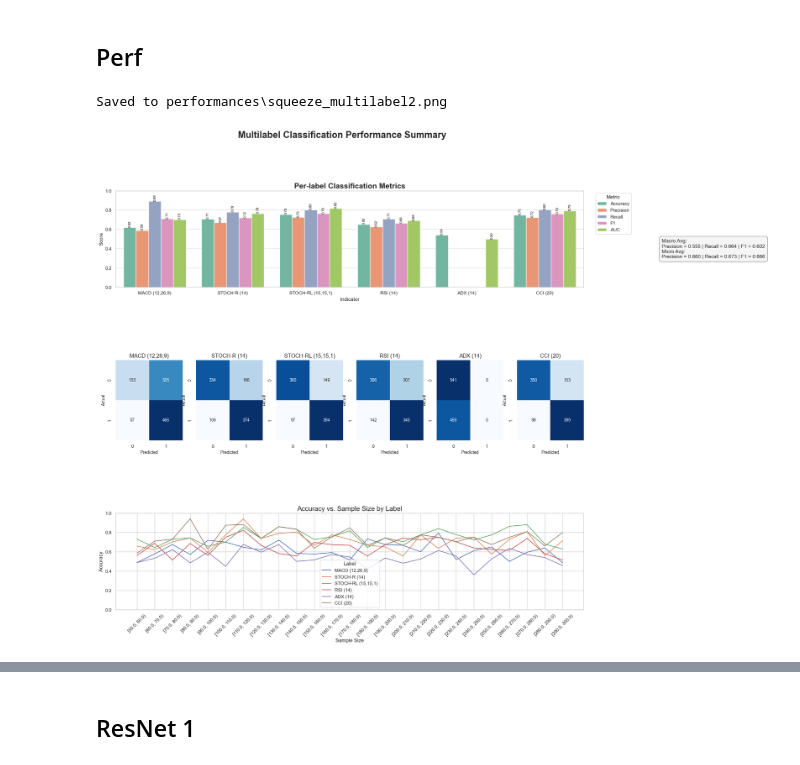
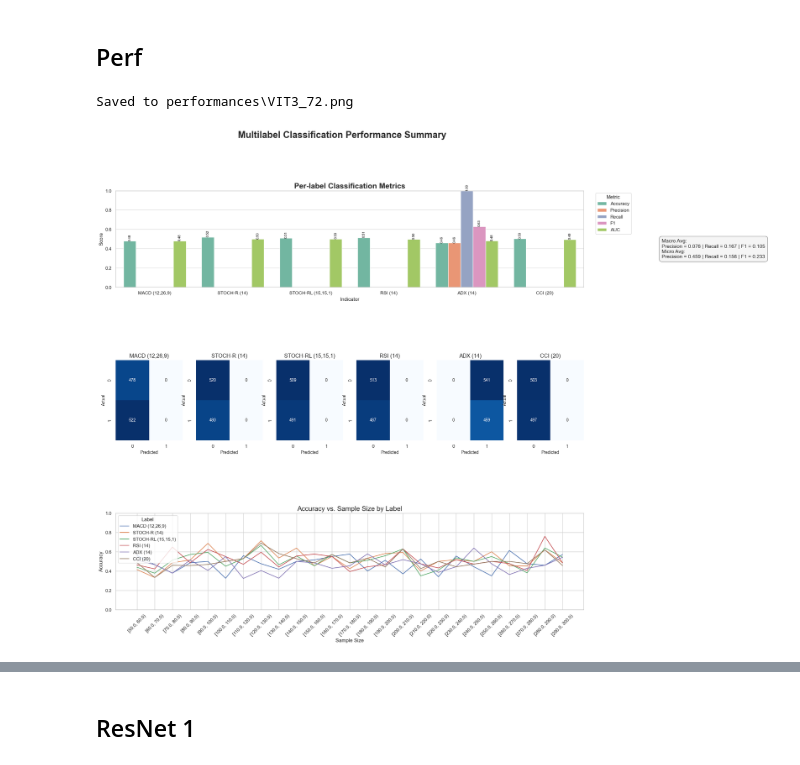
Before and after one commit to iduin/indicator-forecasting, a Jupyter notebook: baseline.ipynb, the cells around one changed output, grey strips where cells are left out. Drawn from its saved outputs; the diff is of its cells as text; code cells hidden in the pictures.

Commit message:
project cleaned, new VIT and resnet (squeezenet not ready yet)

```diff
--- a/baseline.ipynb
+++ b/baseline.ipynb
@@ -54,7 +54,7 @@ TEST_BATCH_SIZE = 1
 DEVICE = torch.device("cuda" if torch.cuda.is_available() else "cpu")
 
 MODEL_DIR = 'model'
-MODEL_NAME = 'squeeze_multilabel2'
+MODEL_NAME = 'VIT3_72'
 MODEL_FILE = MODEL_NAME + '.pth'
 MODEL_PATH = os.path.join(MODEL_DIR, MODEL_FILE)
 
@@ -72,9 +72,9 @@ IMAGE_SIZE = 256
 # %%
 train_loader, train_dataset = get_dataloader(TRAIN_DIR, TRAIN_LABEL_PATH, TRAIN_BATCH_SIZE)#, img_size= IMAGE_SIZE)
 
-test_loader, test_dataset = get_dataloader(TEST_DIR, TEST_LABEL_PATH, TEST_BATCH_SIZE, shuffle = False)#, img_size= IMAGE_SIZE)
+test_loader, test_dataset = get_dataloader(TEST_DIR, TEST_LABEL_PATH, TEST_BATCH_SIZE)#, shuffle = False, img_size= IMAGE_SIZE)
 
-test_synth_loader, test_synth_dataset = get_dataloader(SYNTH_DIR, SYNTH_LABEL_PATH, TEST_BATCH_SIZE, shuffle = False)#, img_size= IMAGE_SIZE)
+test_synth_loader, test_synth_dataset = get_dataloader(SYNTH_DIR, SYNTH_LABEL_PATH, TEST_BATCH_SIZE)#, shuffle = False, img_size= IMAGE_SIZE)
 
 # Create a smaller test subset
 subset_size = 1000
@@ -117,14 +141,14 @@ Total samples: 1000
 # %%
 indics = ['MACD (12,26,9)', 'STOCH-R (14)', 'STOCH-RL (15,15,1)', 'RSI (14)', 'ADX (14)', 'CCI (20)']
 
 
-model = load_model_squeezenet(MODEL_PATH, DEVICE)
+#model = load_model_resnet_18(MODEL_PATH, DEVICE)
 all_labels, all_preds, all_probs, _, all_lens, _ = inference (model, small_test_loader, INDICS, DEVICE)
 
 plot_full_evaluation_dashboard(all_labels, all_preds, all_probs, all_lens, indics, save_path = PERF_PATH)
 # %% [output]
-Saved to performances\squeeze_multilabel2.png
+Saved to performances\VIT3_72.png
-[figure, old version]
+[figure, new version]
 # %%
 def show_predictions(dataset, y_true, y_pred, num_samples=5):
     fig, axes = plt.subplots(num_samples, 1, figsize=(10, 4 * num_samples), squeeze=False)
```
Also changed, not shown: parts of 20 cells of this notebook, 43 other files.
